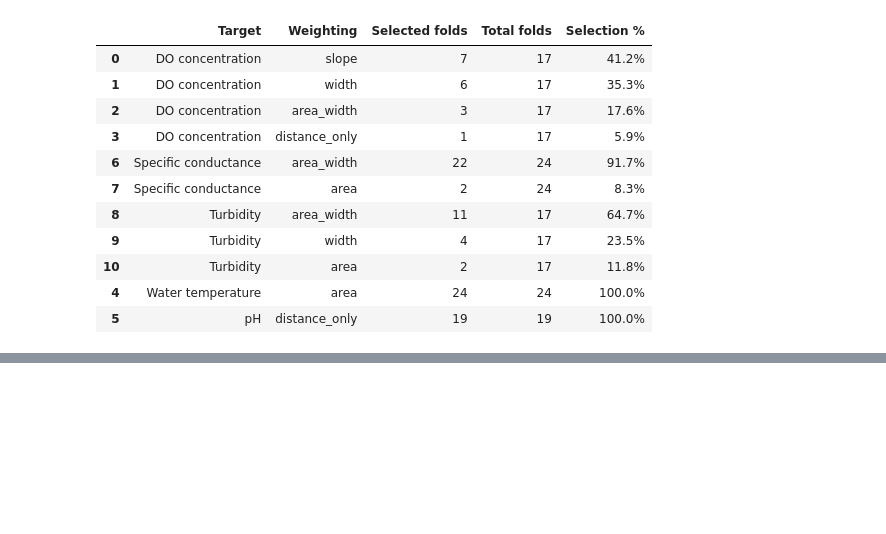
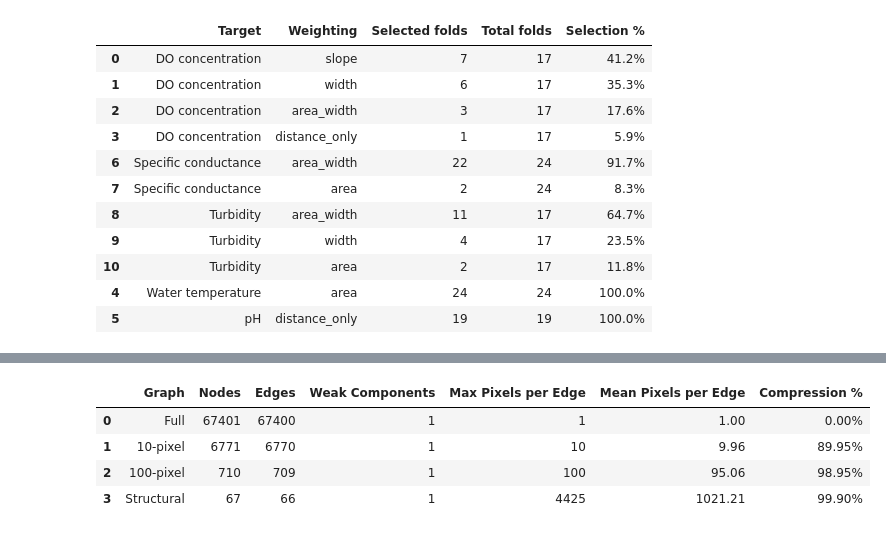
Before and after one commit to andrewc156/rivernets, a Jupyter notebook: largest_uncompressed_laplacian.ipynb, the cells around one changed output, grey strips where cells are left out. Cells and saved outputs as stored; diff of their text form; code cells hidden in the pictures; blank space fills up the shorter version.

```diff
--- a/largest_uncompressed_laplacian.ipynb
+++ b/largest_uncompressed_laplacian.ipynb
@@ -8074,0 +8574,97 @@ display(
+# %%
+colorado_graphs = {
+
+    "Full":
+        G_full,
+
+    "10-pixel":
+        G_colorado_10px,
+
+    "100-pixel":
+        G_colorado_100px,
+
+    "Structural":
+        G_colorado_structural_test
+}
+
+
+rows = []
+
+
+for name, G in colorado_graphs.items():
+
+    edge_counts = [
+
+        data.get(
+            "original_edge_count",
+            1
+        )
+
+        for _, _, data
+        in G.edges(data=True)
+    ]
+
+
+    rows.append({
+
+        "Graph":
+            name,
+
+        "Nodes":
+            G.number_of_nodes(),
+
+        "Edges":
+            G.number_of_edges(),
+
+        "Weak Components":
+            nx.number_weakly_connected_components(
+                G
+            ),
+
+        "Max Pixels per Edge":
+            max(
+                edge_counts
+            ),
+
+        "Mean Pixels per Edge":
+            np.mean(
+                edge_counts
+            ),
+
+        "Compression %":
+            100
+            * (
+                1
+                -
+                G.number_of_nodes()
+                /
+                G_full.number_of_nodes()
+            )
+    })
+
+
+colorado_compression_summary = (
+    pd.DataFrame(
+        rows
+    )
+)
+
+
+display(
+    colorado_compression_summary
+    .style
+    .format({
+
+        "Mean Pixels per Edge":
+            "{:.2f}",
+
+        "Compression %":
+            "{:.2f}%"
+    })
+)
+# %% [output]
+|  | Graph | Nodes | Edges | Weak Components | Max Pixels per Edge | Mean Pixels per Edge | Compression % |
+| 0 | Full | 67401 | 67400 | 1 | 1 | 1.00 | 0.00% |
+| 1 | 10-pixel | 6771 | 6770 | 1 | 10 | 9.96 | 89.95% |
+| 2 | 100-pixel | 710 | 709 | 1 | 100 | 95.06 | 98.95% |
+| 3 | Structural | 67 | 66 | 1 | 4425 | 1021.21 | 99.90% |
```
Also changed, not shown: parts of 9 cells of this notebook.
